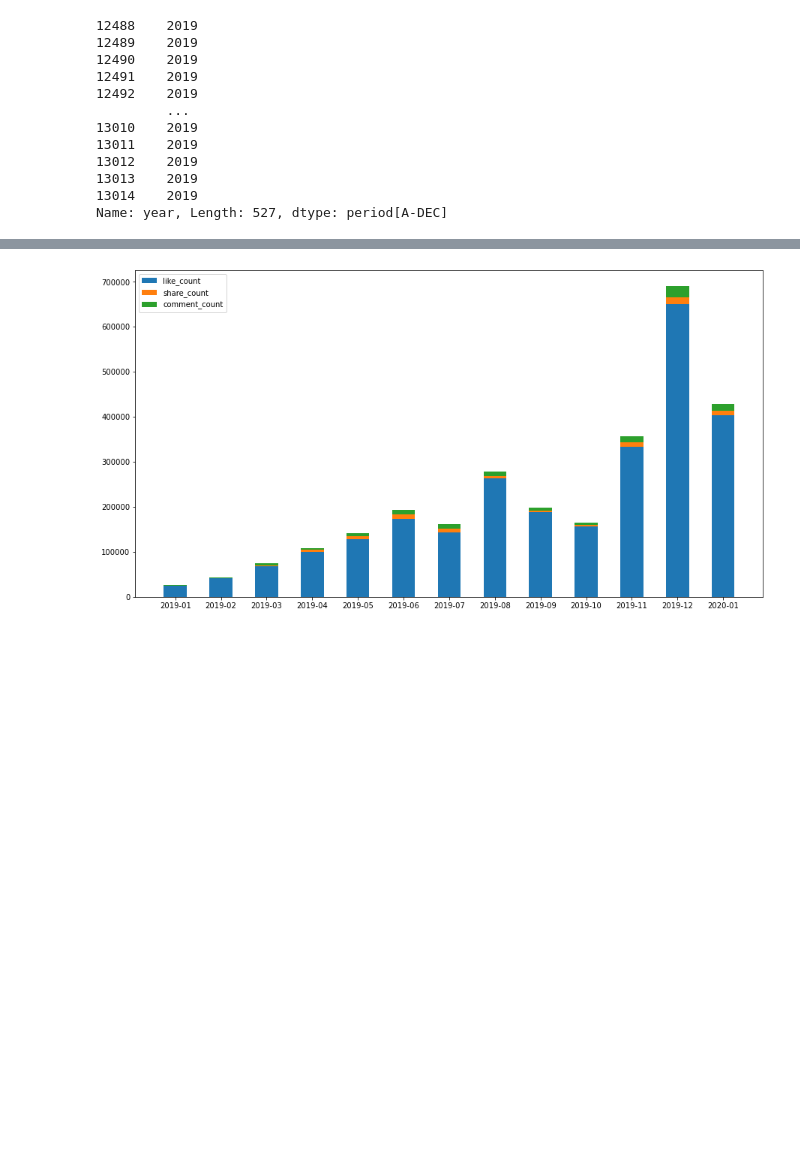
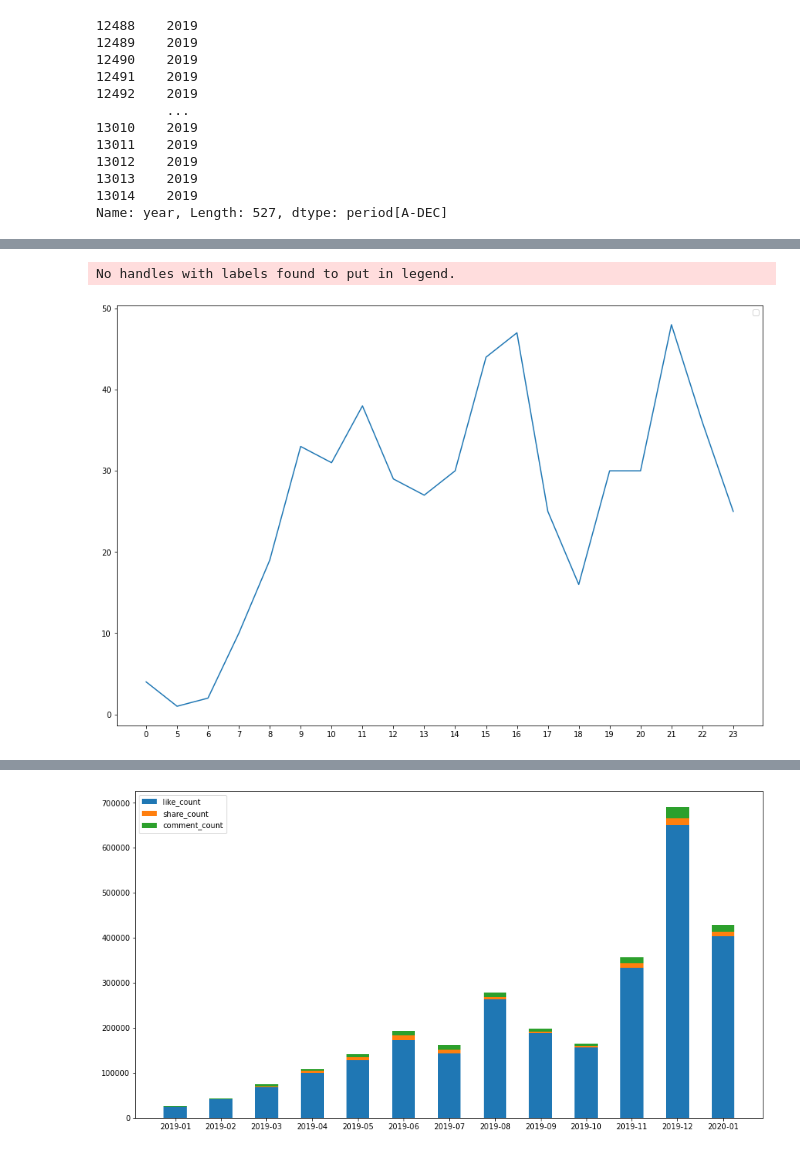
Before and after one commit to edward860430/2021315, a Jupyter notebook: 2021315/Hung - 0320.ipynb, the cells around one changed output, grey strips where cells are left out. Drawn from its saved outputs; the diff is of its cells as text; code cells hidden in the pictures; blank space fills up the shorter version.

```diff
--- a/2021315/Hung - 0320.ipynb
+++ b/2021315/Hung - 0320.ipynb
@@ -113,3 +119,9 @@ hung['year']
 13013    2019
 13014    2019
 Name: year, Length: 527, dtype: period[A-DEC]
+# %%
+#發文時間分佈
+post_time=hung[['post_hour','message']].groupby('post_hour').count()
+post_time.index.name = 'post_hour'
+post_time.reset_index(inplace = True)
+post_time
@@ -115,0 +146,16 @@ Name: year, Length: 527, dtype: period[A-DEC]
+# %%
+
+import matplotlib.pyplot as plt
+labels = post_time['post_hour'].map(str)
+
+fig,ax= plt.subplots()
+fig.set_size_inches(15, 10)
+
+ax.plot(labels, post_time['message'])
+
+ax.legend()
+
+plt.show()
+# %% [output]
+No handles with labels found to put in legend.
+[figure, added]
```
Also changed, not shown: parts of 24 cells of this notebook.
